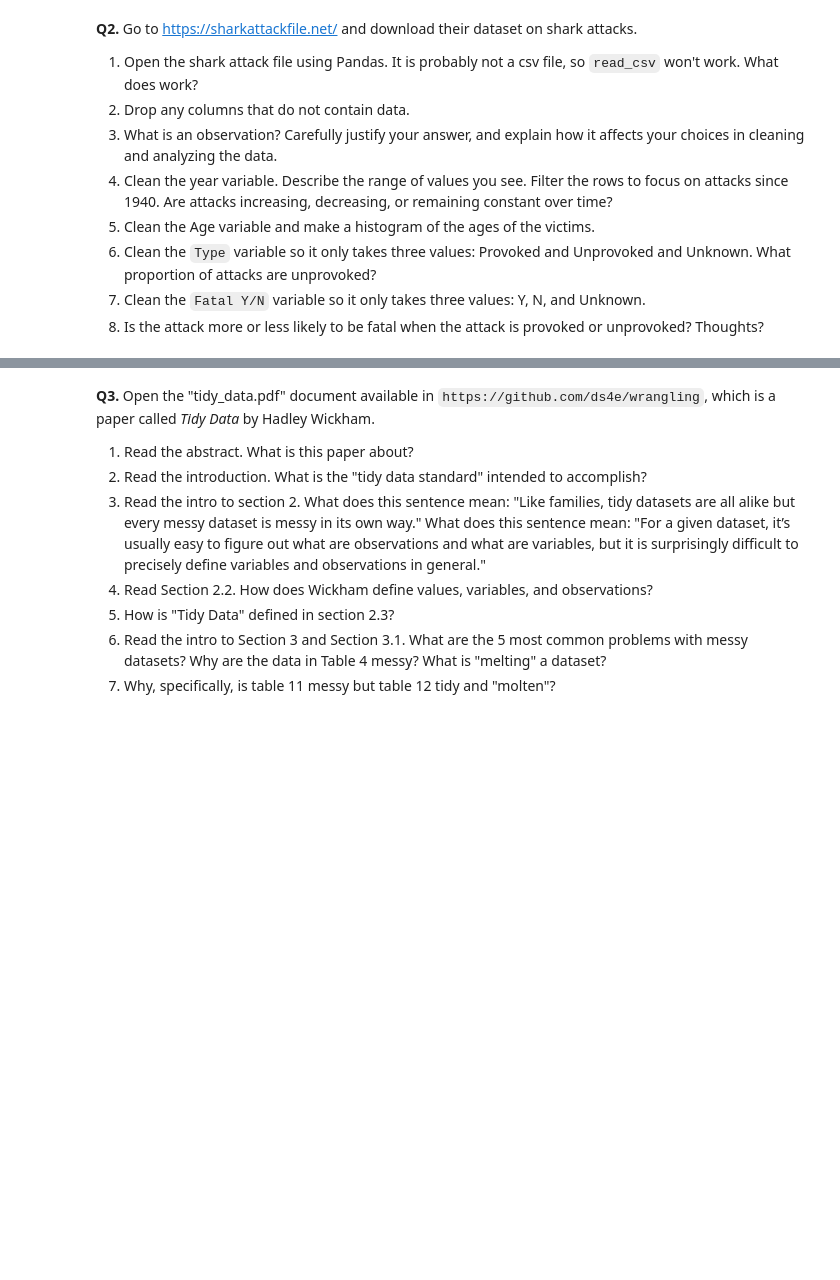
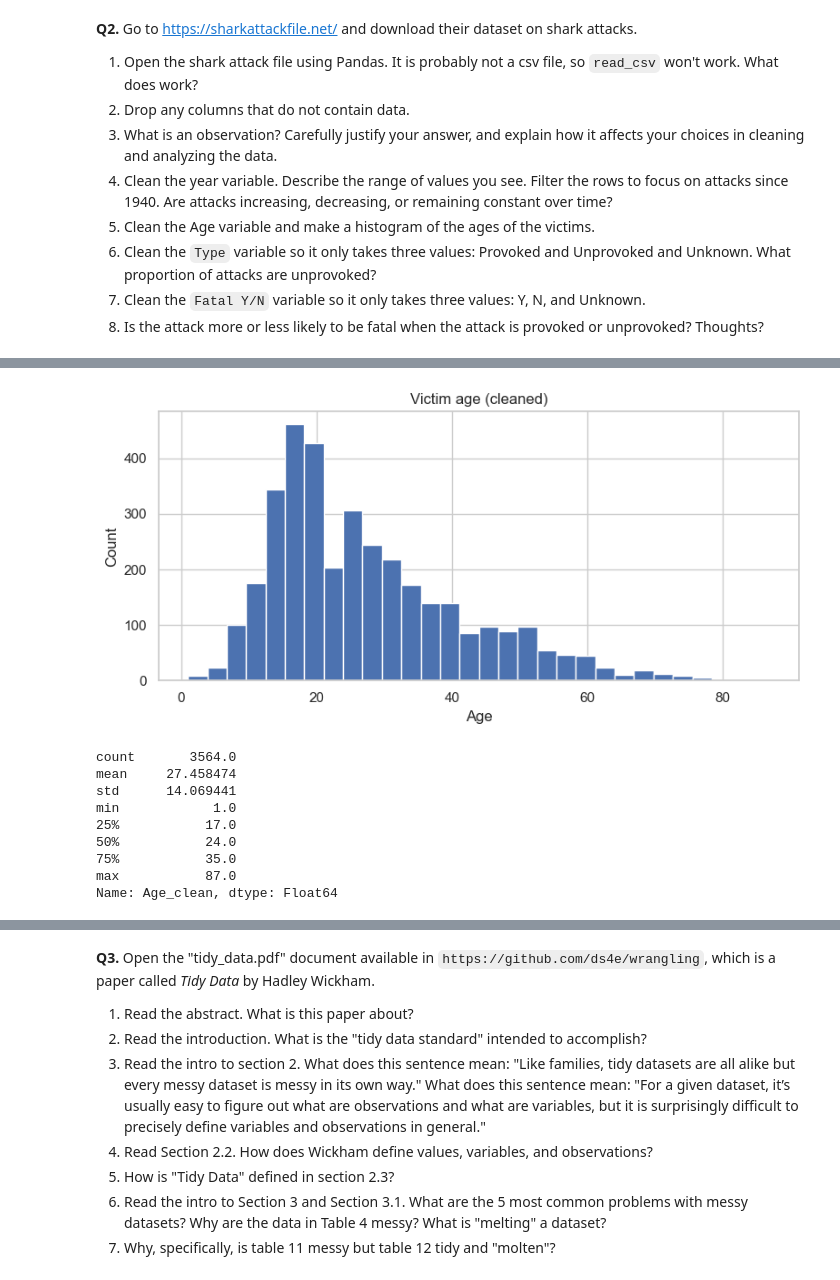
Before and after one commit to iAbel1478/undergrad_ml_assignments, a Jupyter notebook: 01_assignment_wrangling_and_eda.ipynb, the cells around one changed output, grey strips where cells are left out. Drawn from its saved outputs; the diff is of its cells as text; code cells hidden in the pictures; blank space fills up the shorter version.

```diff
--- a/01_assignment_wrangling_and_eda.ipynb
+++ b/01_assignment_wrangling_and_eda.ipynb
@@ -20,0 +234,25 @@
+# %%
+age_raw = sharks[age_col].astype("string").str.strip().str.lower()
+age_num = pd.to_numeric(age_raw.str.extract(r"(\d+)")[0], errors="coerce")
+sharks["Age_clean"] = age_num.where((age_num >= 0) & (age_num <= 100))
+
+plt.figure(figsize=(8,4))
+sharks["Age_clean"].dropna().plot.hist(bins=30)
+plt.title("Victim age (cleaned)")
+plt.xlabel("Age")
+plt.ylabel("Count")
+plt.tight_layout()
+plt.show()
+
+sharks["Age_clean"].describe()
+# %% [output]
+[figure, added]
+count       3564.0
+mean     27.458474
+std      14.069441
+min            1.0
+25%           17.0
+50%           24.0
+75%           35.0
+max           87.0
+Name: Age_clean, dtype: Float64
```
Also changed, not shown: parts of 52 cells of this notebook.
